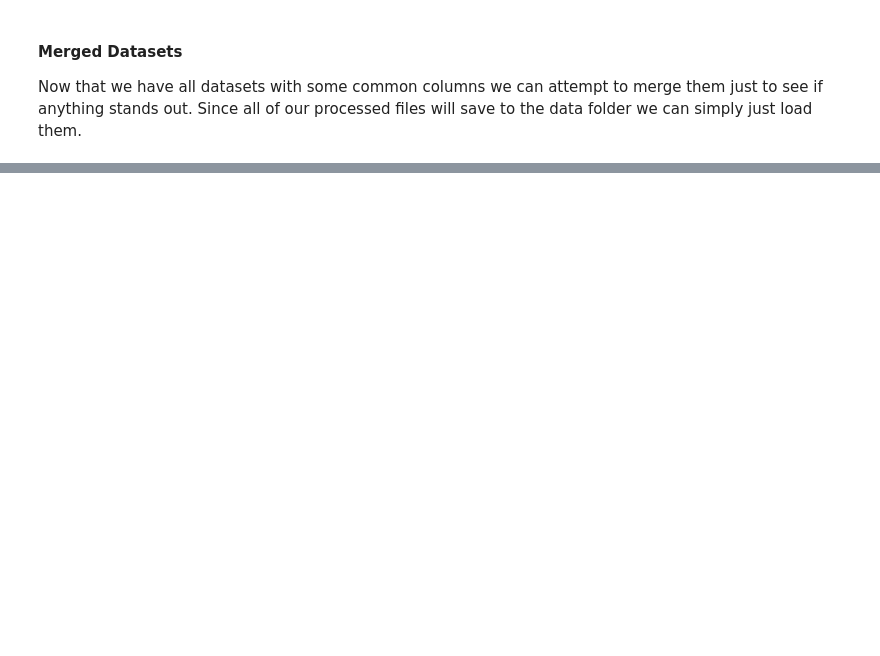
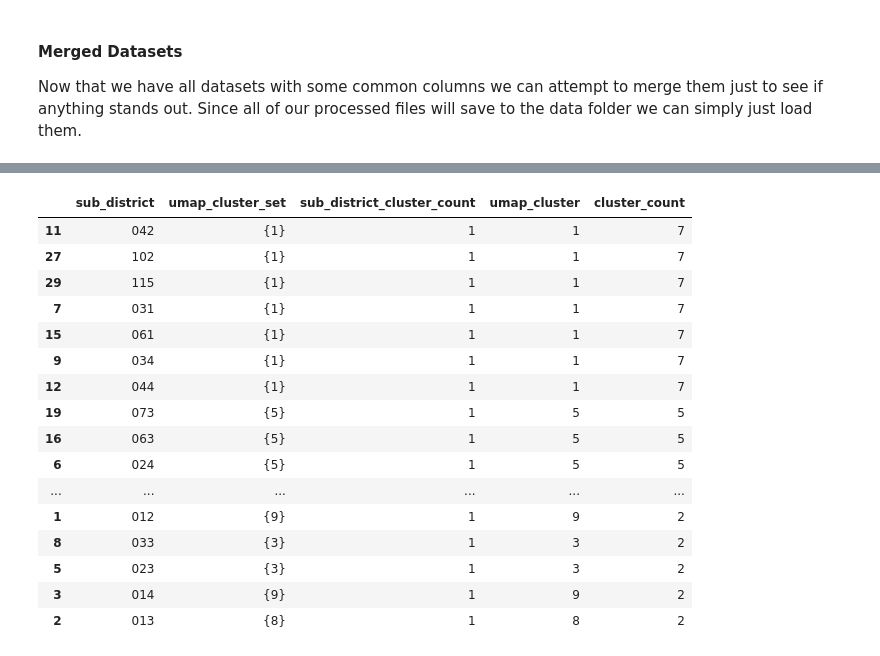
Before and after one commit to jonnross88/WhoLetThePuppiesIn, a Jupyter notebook: notebooks/02_data_wrangling.ipynb, the cells around one changed output, grey strips where cells are left out. Saved outputs shown, nothing was run; the diff lists cells and outputs as text; code cells hidden in the pictures; blank space fills up the shorter version.

```diff
--- a/notebooks/02_data_wrangling.ipynb
+++ b/notebooks/02_data_wrangling.ipynb
@@ -2111,0 +2229,34 @@ corr.hvplot.heatmap(
+# %%
+# get the embedding from embedding dict for the best silhouette score
+best_silhouette_embeddings_key = best_silhouette_embeddings["embedding_key"]
+best_silhouette_n_clusters = best_silhouette_embeddings["n_clusters"]
+
+# get the actual embeddings
+embeddings_of_best_silhouette = embeddings_dict[best_silhouette_embeddings_key]
+print(f"Best silhouette embedding key: {best_silhouette_embeddings_key}")
+print(f"Best silhouette n_clusters: {best_silhouette_n_clusters}")
+
+# get the cluster labels for the best silhouette score
+best_silhouette_cluster_labels = hf.compute_kmeans_labels(
+    embeddings_of_best_silhouette, best_silhouette_embeddings["n_clusters"]
+)
+
+# see which sub_districts are in which cluster
+best_silhouette_embeddings_df = hf.create_clustered_data_df(
+    embeddings_of_best_silhouette, best_silhouette_cluster_labels
+)
+# Add in the sub_district, district, and roster columns
+best_silhouette_embeddings_df = hf.add_columns(
+    best_silhouette_embeddings_df, z_subd_merged, [
+        "sub_district", "district", "roster"]
+)
+
+# group by cluster to see which subdistricts-roster combinations are in which cluster
+clusters_sub_districts = (
+    best_silhouette_embeddings_df.groupby(
+        ["cluster", "roster"])["sub_district"]
+    .apply(list)
+    .reset_index(name="sub_districts_cluster")
+)
+# Ensure that each sub_district is only in one cluster
+# clusters_sub_districts
@@ -2111,0 +2317,21 @@ corr.hvplot.heatmap(
+# %%
+sub_district_umap_cluster.sort_values(by="cluster_count", ascending=False)
+# best_silhouette_embeddings_df.cluster.value_counts()
+# %% [output]
+|  | sub_district | umap_cluster_set | sub_district_cluster_count | umap_cluster | cluster_count |
+| 11 | 042 | {1} | 1 | 1 | 7 |
+| 27 | 102 | {1} | 1 | 1 | 7 |
+| 29 | 115 | {1} | 1 | 1 | 7 |
+| 7 | 031 | {1} | 1 | 1 | 7 |
+| 15 | 061 | {1} | 1 | 1 | 7 |
+| 9 | 034 | {1} | 1 | 1 | 7 |
+| 12 | 044 | {1} | 1 | 1 | 7 |
+| 19 | 073 | {5} | 1 | 5 | 5 |
+| 16 | 063 | {5} | 1 | 5 | 5 |
+| 6 | 024 | {5} | 1 | 5 | 5 |
+| ... | ... | ... | ... | ... | ... |
+| 1 | 012 | {9} | 1 | 9 | 2 |
+| 8 | 033 | {3} | 1 | 3 | 2 |
+| 5 | 023 | {3} | 1 | 3 | 2 |
+| 3 | 014 | {9} | 1 | 9 | 2 |
+| 2 | 013 | {8} | 1 | 8 | 2 |
```
Also changed, not shown: parts of 74 cells of this notebook, 2 other files.
